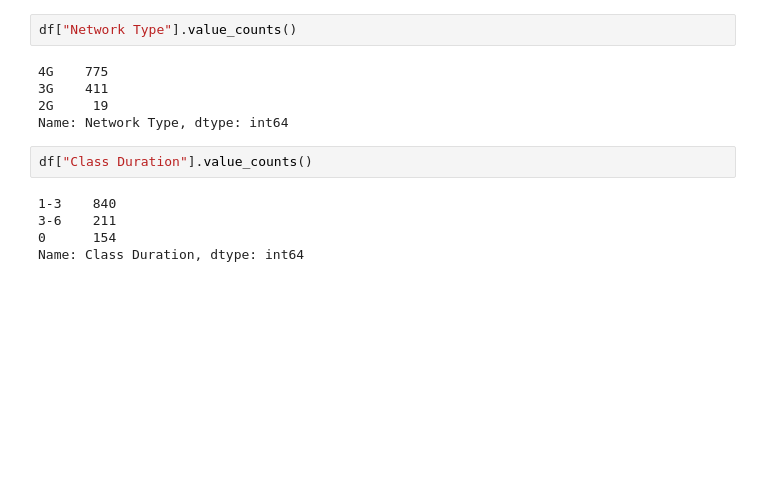
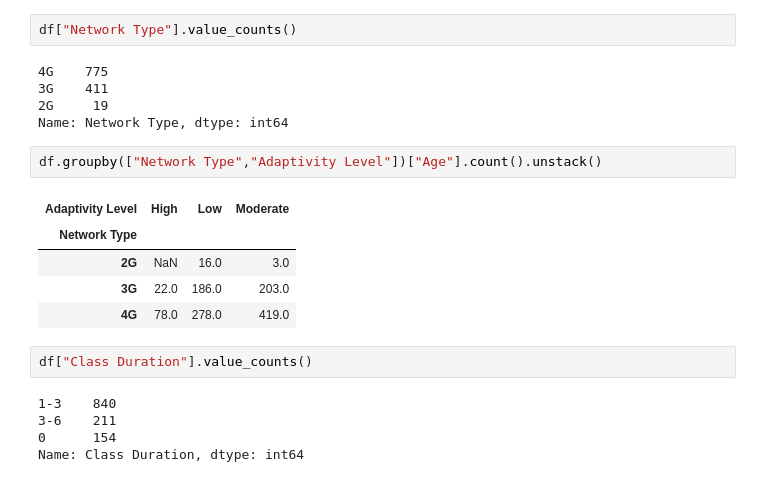
Before and after one commit to Shauryavashisth/XGBoost, a Jupyter notebook: Students Adaptability Level in Online Education.ipynb, the cells around one changed output. Saved outputs shown, nothing was run; the diff lists cells and outputs as text; blank space fills up the shorter version.

```diff
--- a/Students Adaptability Level in Online Education.ipynb
+++ b/Students Adaptability Level in Online Education.ipynb
@@ -168,6 +241,14 @@ df["Network Type"].value_counts()
 3G    411
 2G     19
 Name: Network Type, dtype: int64
+# %%
+df.groupby(["Network Type","Adaptivity Level"])["Age"].count().unstack()
+# %% [output]
+| Adaptivity Level | High | Low | Moderate |
+| Network Type |  |  |  |
+| 2G | NaN | 16.0 | 3.0 |
+| 3G | 22.0 | 186.0 | 203.0 |
+| 4G | 78.0 | 278.0 | 419.0 |
 # %%
 df["Class Duration"].value_counts()
 # %% [output]
```
Also changed, not shown: parts of 34 cells of this notebook.
